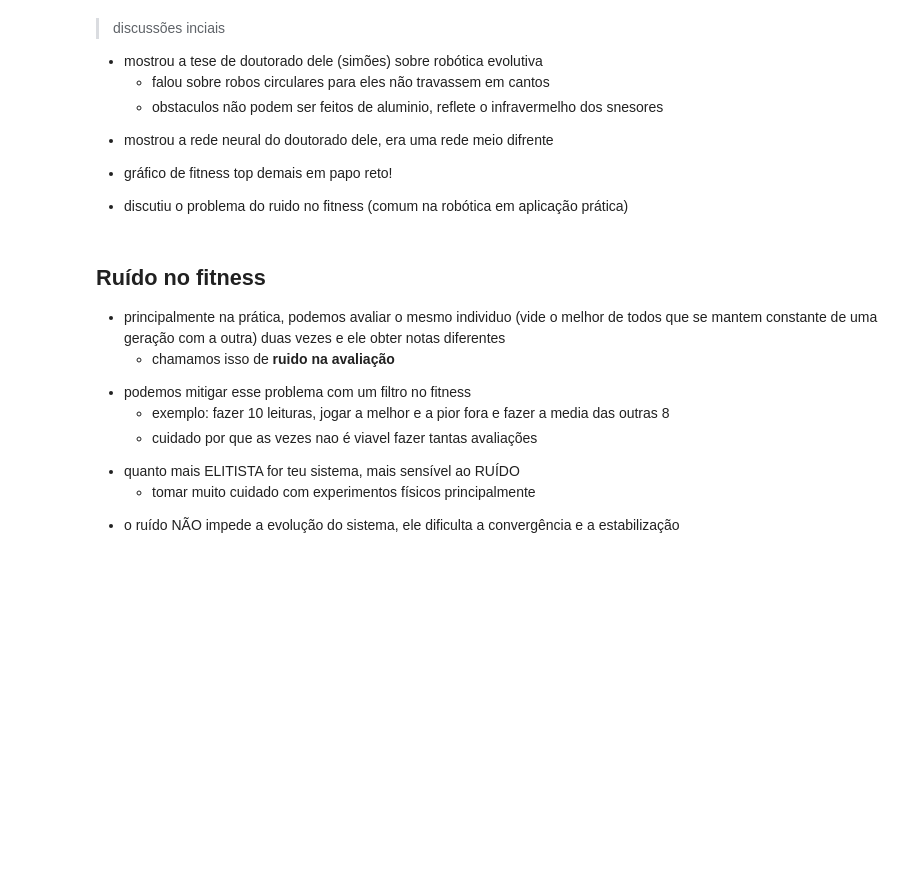
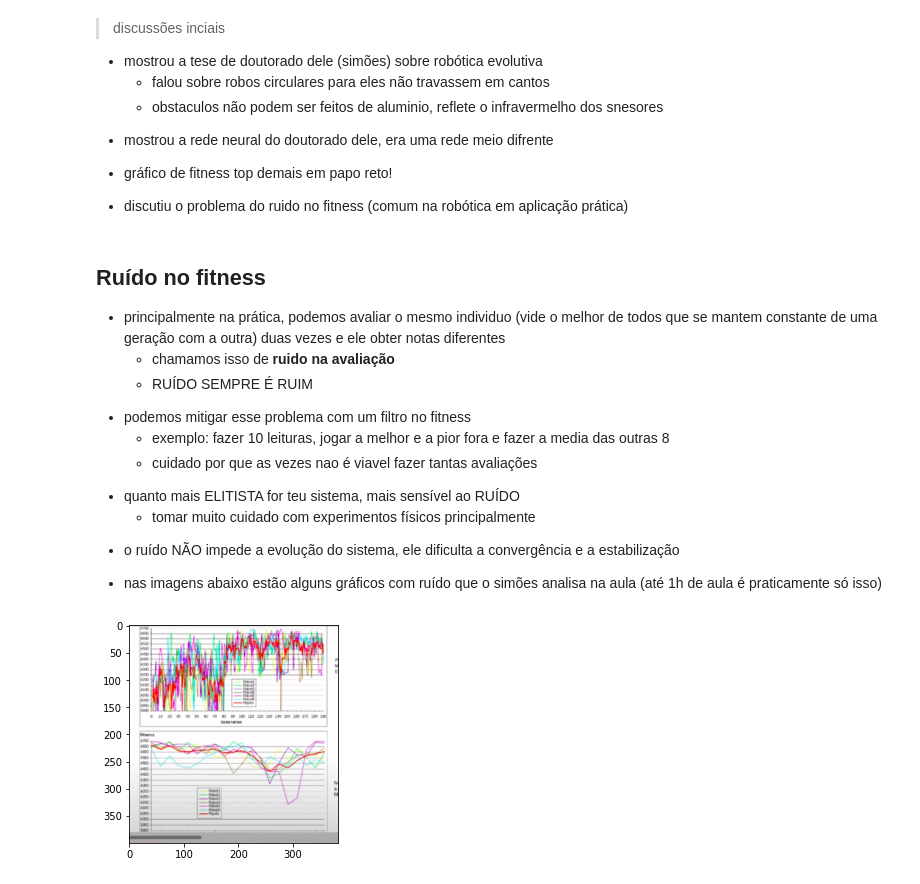
Before and after one commit to Felipe-Tommaselli/Sistemas_evolutivos, a Jupyter notebook: Bloco6/aula14.ipynb, the cells around one changed output. Saved outputs shown, nothing was run; the diff lists cells and outputs as text; code cells hidden in the pictures; blank space fills up the shorter version.

Commit message:
Bloco 6, aula 14: ruido na avaliação

```diff
--- a/Bloco6/aula14.ipynb
+++ b/Bloco6/aula14.ipynb
@@ -21,6 +21,7 @@
 
 * principalmente na prática, podemos avaliar o mesmo individuo (vide o melhor de todos que se mantem constante de uma geração com a outra) duas vezes e ele obter notas diferentes
     * chamamos isso de **ruido na avaliação**
+    * RUÍDO SEMPRE É RUIM
 
 - podemos mitigar esse problema com um filtro no fitness
     - exemplo: fazer 10 leituras, jogar a melhor e a pior fora e fazer a media das outras 8
@@ -30,3 +31,14 @@
     * tomar muito cuidado com experimentos físicos principalmente
 
 - o ruído NÃO impede a evolução do sistema, ele dificulta a convergência e a estabilização
+
+* nas imagens abaixo estão alguns gráficos com ruído que o simões analisa na aula (até 1h de aula é praticamente só isso)
+# %%
+import matplotlib.pyplot as plt
+import matplotlib.image as mpimg
+
+img = mpimg.imread('Fitness_com_ruido.png')
+imgplot = plt.imshow(img)
+plt.show()
+# %% [output]
+[figure, added]
```
Also changed, not shown: 1 other file.
